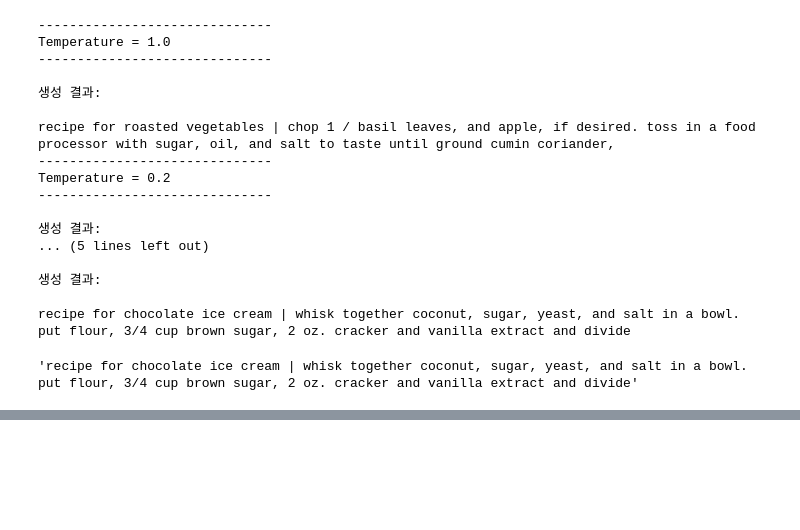
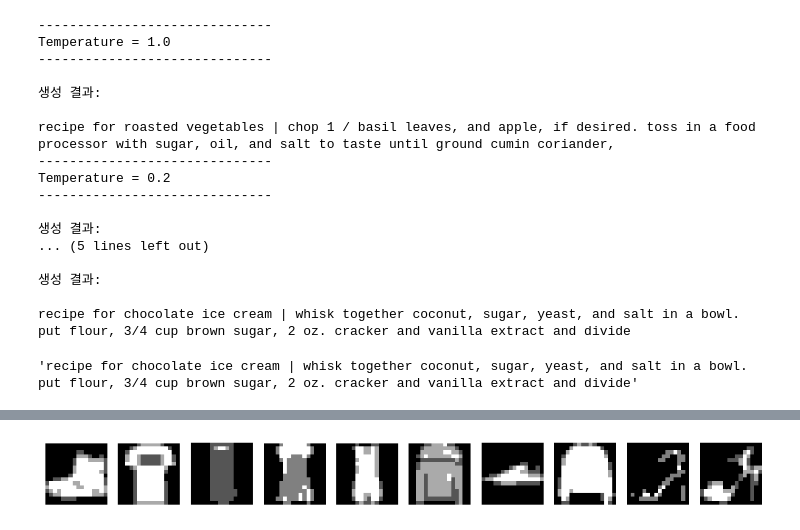
Before and after one commit to va4756/bigdata_raejung, a Jupyter notebook: quebin_data_02.ipynb, the cells around one changed output, grey strips where cells are left out. Cells and saved outputs as stored; diff of their text form; code cells hidden in the pictures; blank space fills up the shorter version.

```diff
--- a/quebin_data_02.ipynb
+++ b/quebin_data_02.ipynb
@@ -1883,0 +1934,40 @@ recipe for chocolate ice cream | whisk together coconut, sugar, yeast, and salt
+# %%
+# 데이터 전처리
+all_imgs = []
+
+for img, _ in train_dataset:
+    all_imgs.append(img)
+
+all_imgs = torch.stack(all_imgs)
+
+# [0,1] -> [0, PIXEL_LEVELS-1]
+output_data = (all_imgs * PIXEL_LEVELS).long()
+output_data = torch.clamp(output_data, max=PIXEL_LEVELS - 1)
+
+# 입력은 float
+input_data = output_data.float() / PIXEL_LEVELS
+
+dataset = TensorDataset(input_data, output_data.squeeze(1))
+
+train_loader = DataLoader(dataset, batch_size=BATCH_SIZE, shuffle=True, pin_memory=True)
+# %%
+# 샘플 출력 함수
+def display_images(images, n=10, save_path=None):
+    images = images[:n]
+    fig, axes = plt.subplots(1, n, figsize=(n, 1.5))
+
+    for i in range(n):
+        axes[i].imshow(images[i].squeeze(), cmap='gray')
+        axes[i].axis('off')
+
+    plt.tight_layout()
+
+    if save_path is not None:
+        plt.savfig(save_path)
+
+    plt.show()
+# %%
+# 샘플 데이터 출력
+display_images(input_data.numpy())
+# %% [output]
+[figure, added]
```
Also changed, not shown: parts of 11 cells of this notebook.
